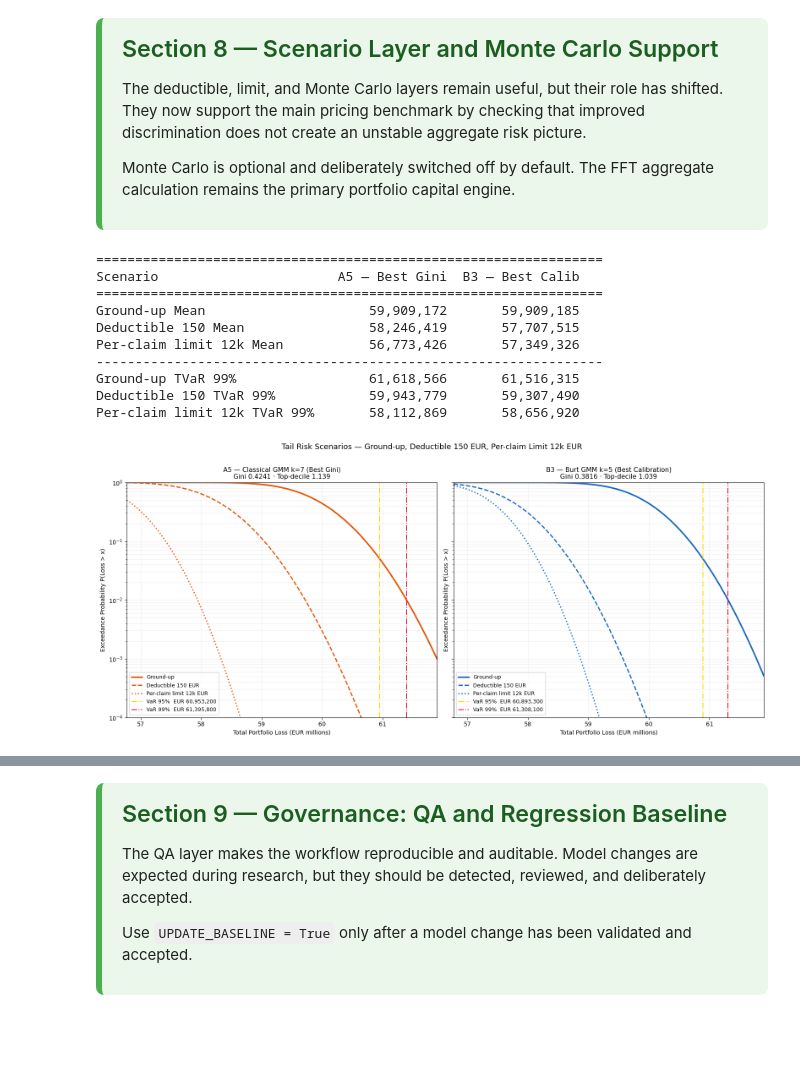
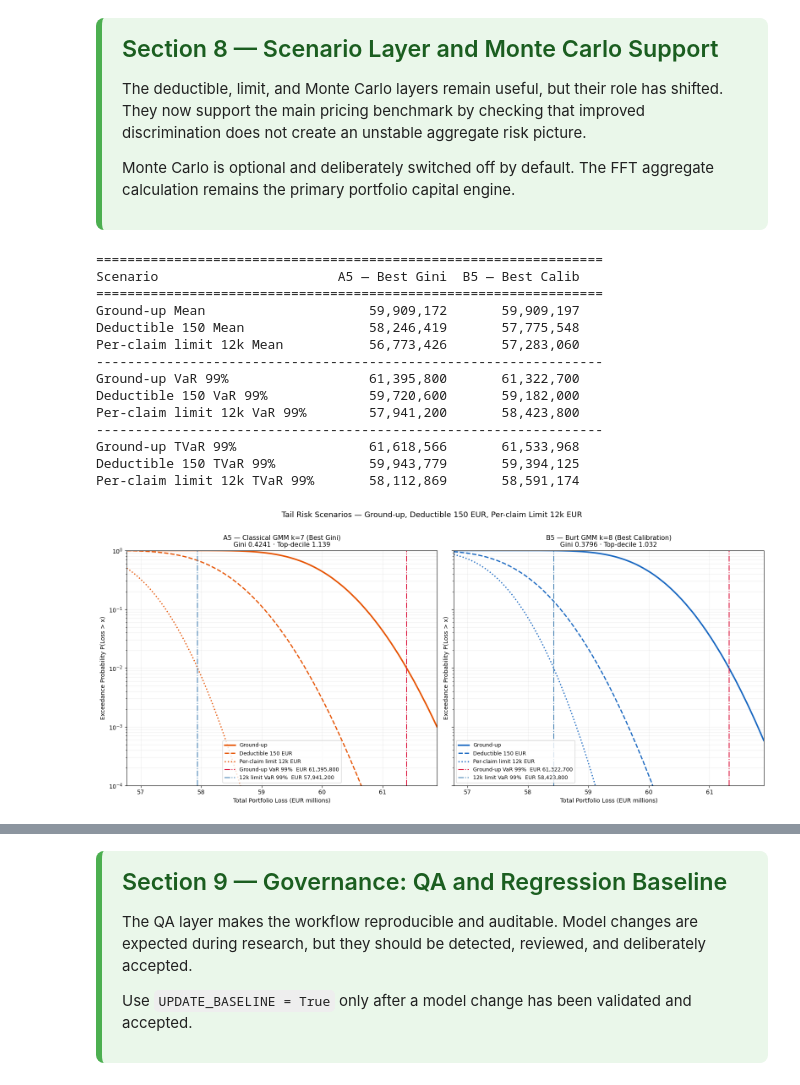
Before and after one commit to evrelegh/P-C, a Jupyter notebook: motor_burt_benchmark.ipynb, the cells around one changed output, grey strips where cells are left out. Drawn from its saved outputs; the diff is of its cells as text; code cells hidden in the pictures; blank space fills up the shorter version.

```diff
--- a/motor_burt_benchmark.ipynb
+++ b/motor_burt_benchmark.ipynb
@@ -4161,15 +4292,22 @@ The choice is an actuarial policy decision, not a modelling one.
 # ============================================================
 # Section: 8
 # Cell: 8.1
-# Title: Scenario Layer — A5 vs B3: Deductible and Per-Claim Limit
-# Version: 5.0.0
-# Date: 2026-05-11
+# Title: Scenario Layer — A5 vs B5: Deductible and Per-Claim Limit
+# Version: 6.0.0
+# Date: 2026-05-17
 # Description:
 # Deductible and per-claim limit scenario analysis comparing
-# A5 (Best Gini) against B3 (Best Calibration).
+# A5 (Best Gini) against B5 (Best Calibration).
 # Both use empirical per-segment CVs (set in Cells 7.2 and 7.3).
 # Uses agg_params from Cell 7.2 and agg_params_calib from 7.3.
+# Both experiments are GMM enriched, BIC-confirmed, differing
+# only in representation family (classical vs Burt).
 # ============================================================
+
+if "agg_params" not in globals():
+    raise RuntimeError("Run Cell 7.2 before this cell.")
+if "agg_params_calib" not in globals():
+    raise RuntimeError("Run Cell 7.3 before this cell.")
 
 from aggregate import build
 
@@ -4185,21 +4323,21 @@ agg_a_ded  = build(f"agg A5ded {cc_a} claims inf xs 150 sev lognorm {ms_a} cv {c
 agg_a_net  = build(f"agg A5net {cc_a} claims 12000 xs 0 sev lognorm {ms_a} cv {cv_a} poisson",
                    log2=20, bs=100)
 
-# ── B3 parameters ────────────────────────────────────────────
+# ── B5 parameters ────────────────────────────────────────────
 cc_b = "[" + " ".join(f"{x:.2f}" for x in agg_params_calib["expected_claims"]) + "]"
 ms_b = "[" + " ".join(f"{x:.2f}" for x in agg_params_calib["mean_sev"]) + "]"
 cv_b = "[" + " ".join(f"{x:.2f}" for x in agg_params_calib["cv"]) + "]"
 
-agg_b_base = build(f"agg B3base {cc_b} claims inf xs 0 sev lognorm {ms_b} cv {cv_b} poisson",
+agg_b_base = build(f"agg B5base {cc_b} claims inf xs 0 sev lognorm {ms_b} cv {cv_b} poisson",
                    log2=20, bs=100)
-agg_b_ded  = build(f"agg B3ded {cc_b} claims inf xs 150 sev lognorm {ms_b} cv {cv_b} poisson",
+agg_b_ded  = build(f"agg B5ded {cc_b} claims inf xs 150 sev lognorm {ms_b} cv {cv_b} poisson",
                    log2=20, bs=100)
-agg_b_net  = build(f"agg B3net {cc_b} claims 12000 xs 0 sev lognorm {ms_b} cv {cv_b} poisson",
+agg_b_net  = build(f"agg B5net {cc_b} claims 12000 xs 0 sev lognorm {ms_b} cv {cv_b} poisson",
                    log2=20, bs=100)
 
 # ── Print comparison table ────────────────────────────────────
 print("=" * 65)
-print(f"{'Scenario':<28} {'A5 — Best Gini':>16} {'B3 — Best Calib':>16}")
+print(f"{'Scenario':<28} {'A5 — Best Gini':>16} {'B5 — Best Calib':>16}")
 print("=" * 65)
 for label, a_m, b_m in [
     ("Ground-up Mean",           agg_a_base, agg_b_base),
@@ -4209,12 +4347,18 @@ for label, a_m, b_m in [
     print(f"{label:<28} {a_m.agg_m:>16,.0f} {b_m.agg_m:>16,.0f}")
 print("-" * 65)
 for label, a_m, b_m in [
+    ("Ground-up VaR 99%",            agg_a_base, agg_b_base),
+    ("Deductible 150 VaR 99%",       agg_a_ded,  agg_b_ded),
+    ("Per-claim limit 12k VaR 99%",  agg_a_net,  agg_b_net),
+]:
+    print(f"{label:<28} {a_m.q(0.99):>16,.0f} {b_m.q(0.99):>16,.0f}")
+print("-" * 65)
+for label, a_m, b_m in [
     ("Ground-up TVaR 99%",           agg_a_base, agg_b_base),
     ("Deductible 150 TVaR 99%",      agg_a_ded,  agg_b_ded),
     ("Per-claim limit 12k TVaR 99%", agg_a_net,  agg_b_net),
 ]:
     print(f"{label:<28} {a_m.tvar(0.99):>16,.0f} {b_m.tvar(0.99):>16,.0f}")
-
 # ── Shared x-axis range ───────────────────────────────────────
 all_models = [agg_a_base, agg_a_ded, agg_a_net,
               agg_b_base, agg_b_ded, agg_b_net]
@@ -4231,48 +4375,57 @@ def plot_scenario(ax, base, ded, net, color, title):
     ax.plot(xs / 1e6, ded.sf(xs),  color=color,
             linewidth=2.0, linestyle="--", label="Deductible 150 EUR")
     ax.plot(xs / 1e6, net.sf(xs),  color=color,
             linewidth=2.0, linestyle=":",  label="Per-claim limit 12k EUR")
-    # VaR lines on ground-up only
-    for p, lc, lbl in [(0.95, "gold",     "VaR 95%"),
-                        (0.99, "crimson",  "VaR 99%")]:
-        v = base.q(p) / 1e6
-        ax.axvline(v, color=lc, linewidth=1.5, linestyle="-.",
-                   label=f"{lbl}  EUR {base.q(p):,.0f}")
+
+    # Ground-up VaR 99%
+    v_base = base.q(0.99) / 1e6
+    ax.axvline(v_base, color="crimson", linewidth=1.5, linestyle="-.",
+               label=f"Ground-up VaR 99%  EUR {base.q(0.99):,.0f}")
+
+    # Per-claim limit VaR 99%
+    v_net = net.q(0.99) / 1e6
+    ax.axvline(v_net, color="steelblue", linewidth=1.5, linestyle="-.",
+               label=f"12k limit VaR 99%  EUR {net.q(0.99):,.0f}")
+
     ax.set_title(title, fontsize=11)
     ax.set_xlabel("Total Portfolio Loss (EUR millions)")
     ax.set_ylabel("Exceedance Probability P(Loss > x)")
     ax.set_yscale("log")
     ax.set_ylim(1e-4, 1)
     ax.set_xlim(x_min, x_max)
     ax.legend(frameon=True, facecolor="white", fontsize=9)
     ax.grid(True, which="both", alpha=0.2)
 
 plot_scenario(ax1, agg_a_base, agg_a_ded, agg_a_net,
               "#E65100",
               "A5 — Classical GMM k=7 (Best Gini)\nGini 0.4241 · Top-decile 1.139")
 
 plot_scenario(ax2, agg_b_base, agg_b_ded, agg_b_net,
               "#1565C0",
-              "B3 — Burt GMM k=5 (Best Calibration)\nGini 0.3816 · Top-decile 1.039")
+              "B5 — Burt GMM k=8 (Best Calibration)\nGini 0.3796 · Top-decile 1.032")
 
 fig.suptitle(
     "Tail Risk Scenarios — Ground-up, Deductible 150 EUR, Per-claim Limit 12k EUR",
     fontsize=13, y=1.01
 )
 plt.tight_layout()
 plt.show()
 # %% [output]
 =================================================================
-Scenario                       A5 — Best Gini  B3 — Best Calib
+Scenario                       A5 — Best Gini  B5 — Best Calib
 =================================================================
-Ground-up Mean                     59,909,172       59,909,185
-Deductible 150 Mean                58,246,419       57,707,515
-Per-claim limit 12k Mean           56,773,426       57,349,326
+Ground-up Mean                     59,909,172       59,909,197
+Deductible 150 Mean                58,246,419       57,775,548
+Per-claim limit 12k Mean           56,773,426       57,283,060
 -----------------------------------------------------------------
-Ground-up TVaR 99%                 61,618,566       61,516,315
-Deductible 150 TVaR 99%            59,943,779       59,307,490
-Per-claim limit 12k TVaR 99%       58,112,869       58,656,920
+Ground-up VaR 99%                  61,395,800       61,322,700
+Deductible 150 VaR 99%             59,720,600       59,182,000
+Per-claim limit 12k VaR 99%        57,941,200       58,423,800
+-----------------------------------------------------------------
+Ground-up TVaR 99%                 61,618,566       61,533,968
+Deductible 150 TVaR 99%            59,943,779       59,394,125
+Per-claim limit 12k TVaR 99%       58,112,869       58,591,174
-[figure, old version]
+[figure, new version]
 # %%
 # ============================================================
 # Section: 8
```
Also changed, not shown: parts of 5 cells of this notebook.
